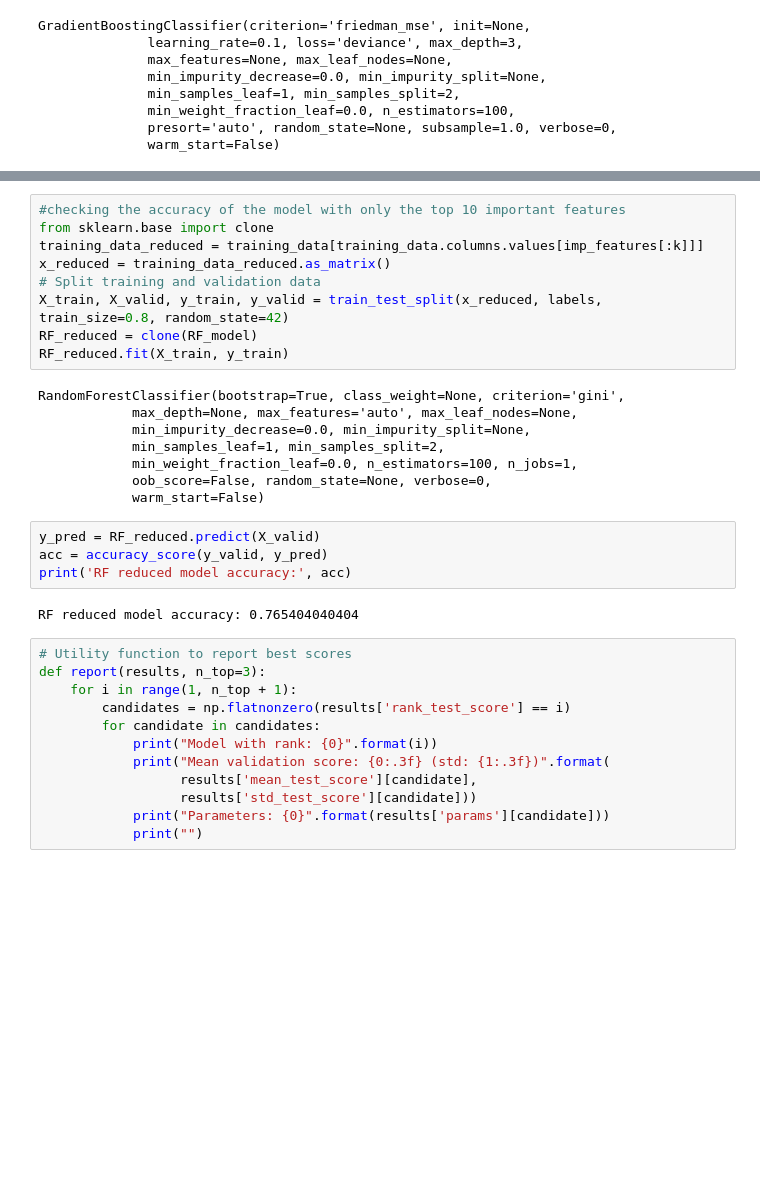
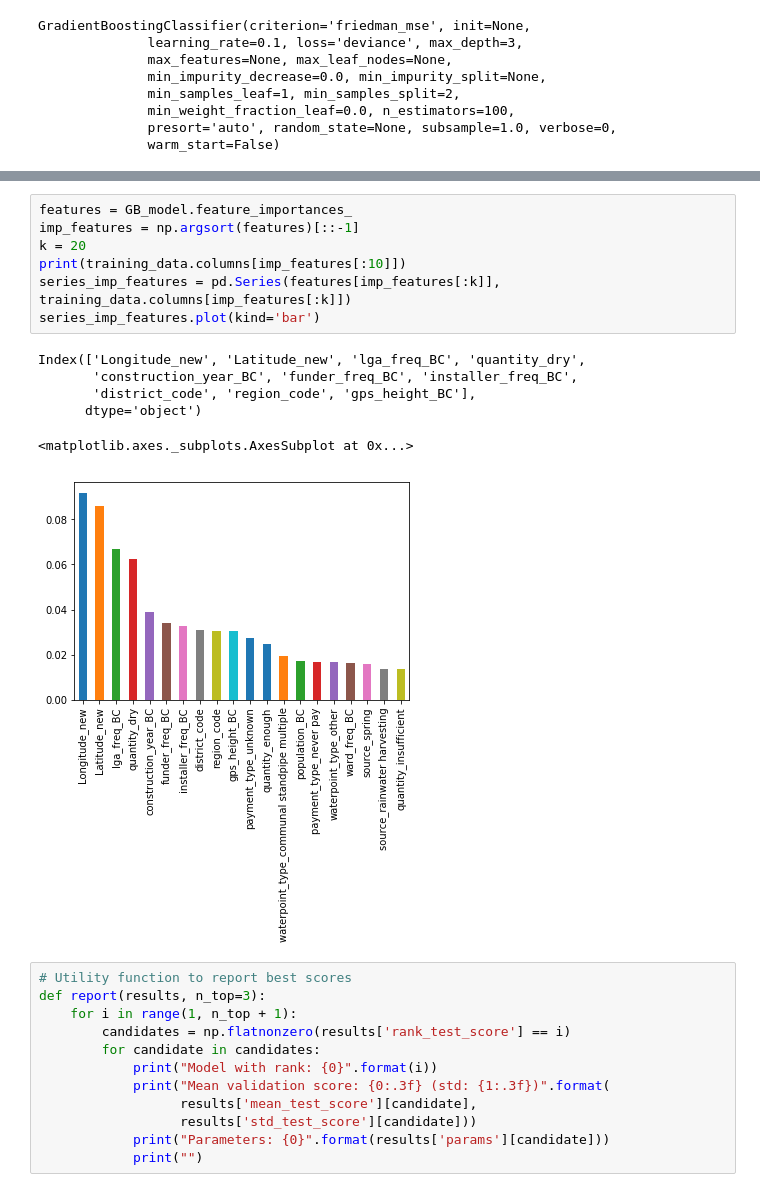
Before and after one commit to shehjar/Pump_it_up, a Jupyter notebook: pumpItUp_solution.ipynb, the cells around one changed output, grey strips where cells are left out. Drawn from its saved outputs; the diff is of its cells as text; blank space fills up the shorter version.

```diff
--- a/pumpItUp_solution.ipynb
+++ b/pumpItUp_solution.ipynb
@@ -1236,26 +1260,17 @@ GB Fbeta score: 0.738081654098
-# %%
-#checking the accuracy of the model with only the top 10 important features
-from sklearn.base import clone
-training_data_reduced = training_data[training_data.columns.values[imp_features[:k]]]
-x_reduced = training_data_reduced.as_matrix()
-# Split training and validation data
-X_train, X_valid, y_train, y_valid = train_test_split(x_reduced, labels, train_size=0.8, random_state=42)
-RF_reduced = clone(RF_model)
-RF_reduced.fit(X_train, y_train)
-# %% [output]
-RandomForestClassifier(bootstrap=True, class_weight=None, criterion='gini',
-            max_depth=None, max_features='auto', max_leaf_nodes=None,
-            min_impurity_decrease=0.0, min_impurity_split=None,
-            min_samples_leaf=1, min_samples_split=2,
-            min_weight_fraction_leaf=0.0, n_estimators=100, n_jobs=1,
-            oob_score=False, random_state=None, verbose=0,
-            warm_start=False)
-# %%
-y_pred = RF_reduced.predict(X_valid)
-acc = accuracy_score(y_valid, y_pred)
-print('RF reduced model accuracy:', acc)
-# %% [output]
-RF reduced model accuracy: 0.765404040404
+# %%
+features = GB_model.feature_importances_
+imp_features = np.argsort(features)[::-1]
+k = 20
+print(training_data.columns[imp_features[:10]])
+series_imp_features = pd.Series(features[imp_features[:k]], training_data.columns[imp_features[:k]])
+series_imp_features.plot(kind='bar')
+# %% [output]
+Index(['Longitude_new', 'Latitude_new', 'lga_freq_BC', 'quantity_dry',
+       'construction_year_BC', 'funder_freq_BC', 'installer_freq_BC',
+       'district_code', 'region_code', 'gps_height_BC'],
+      dtype='object')
+<matplotlib.axes._subplots.AxesSubplot at 0x...>
+[figure, added]
 # %%
 # Utility function to report best scores
 def report(results, n_top=3):
```
Also changed, not shown: parts of 41 cells of this notebook, 1 other file.
